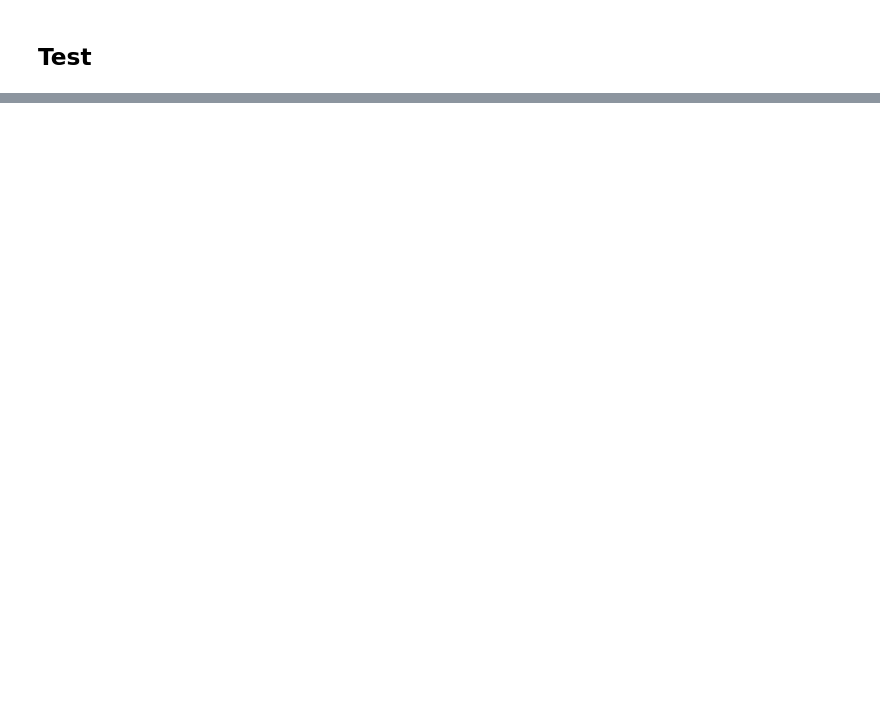
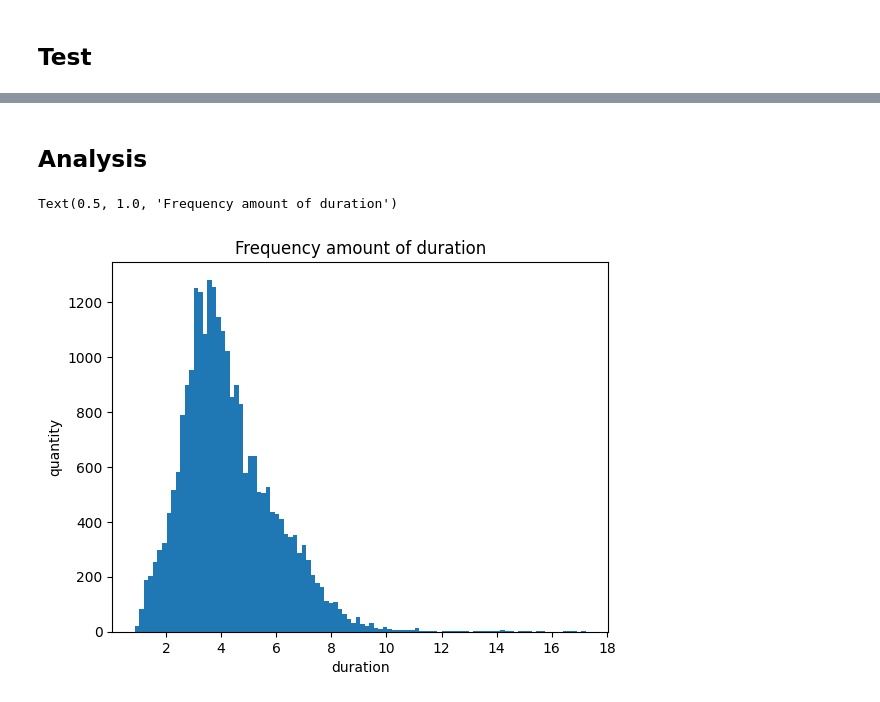
Before and after one commit to sowwnn/KFusion-Dual-Domain-for-Speech-to-Landmarks, a Jupyter notebook: main.ipynb, the cells around one changed output, grey strips where cells are left out. Cells and saved outputs as stored; diff of their text form; code cells hidden in the pictures; blank space fills up the shorter version.

```diff
--- a/main.ipynb
+++ b/main.ipynb
@@ -265,0 +233,29 @@ RuntimeError: mat1 and mat2 shapes cannot be multiplied (240x1912 and 956x1912)
+# %%
+import subprocess
+
+
+for item in range(30):
+    y0 = y_[0,:,item,:].detach().cpu().numpy()
+    y1 = y[0,:,item,:].detach().cpu().numpy()
+
+    plt.subplot(1,3,1)
+    plt.imshow(video[0][item])
+    plt.subplot(1,3,2)
+    plt.imshow(plain)
+    plt.scatter(y1[0,:]*256, y1[1,:]*256, c='b', s=0.5)
+    plt.title("GT")
+    plt.subplot(1,3,3)
+    plt.imshow(plain)
+    plt.scatter(y0[0,:]*256, y0[1,:]*256, c='r', s=0.5)
+    plt.title("Predict")
+    plt.savefig(f"temp/out_temp/{item}.png")
+    plt.close()
+
+
+image_folder = 'temp/out_temp'  # Replace with your folder path
+video_name = 'temp/out_temp/video.mp4'
+
+command = ['ffmpeg', '-i', f'{image_folder}/%d.png', video_name, '-y']
+subprocess.run(command)
+
+print(f"Video created: {video_name}")
@@ -265,0 +300,19 @@ RuntimeError: mat1 and mat2 shapes cannot be multiplied (240x1912 and 956x1912)
+# %% [markdown]
+## Analysis
+# %%
+datas = MEAD("dataset/all.json", duration=1)
+# %%
+datalist = []
+for item in datas:
+    datalist.append({"name":item['name'],"audio":item['audio'].shape, "landmark":item['target'].shape})
+# %%
+df = pd.DataFrame(datalist)
+y_values = [item[1]/48000 for item in df['audio']]
+# %%
+plt.hist(df["duration"], bins=100)
+plt.xlabel('duration')
+plt.ylabel('quantity')
+plt.title("Frequency amount of duration")
+# %% [output]
+Text(0.5, 1.0, 'Frequency amount of duration')
+[figure, added]
```
Also changed, not shown: parts of 21 cells of this notebook, 6 other files.
